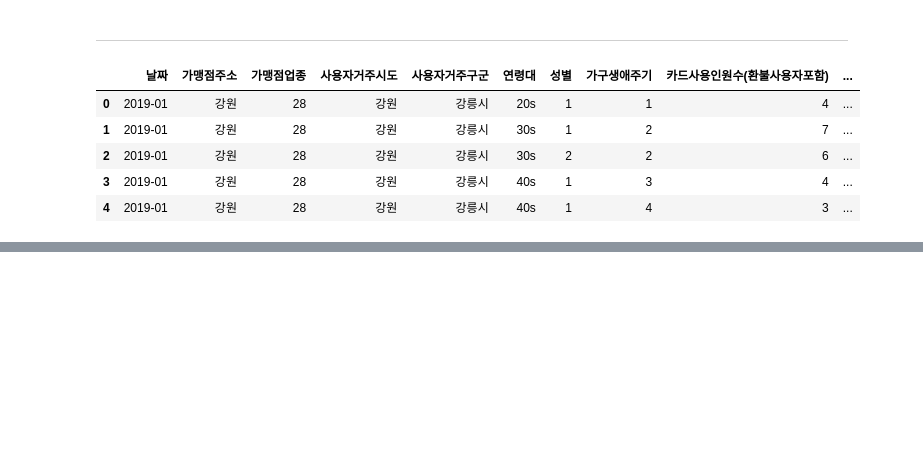
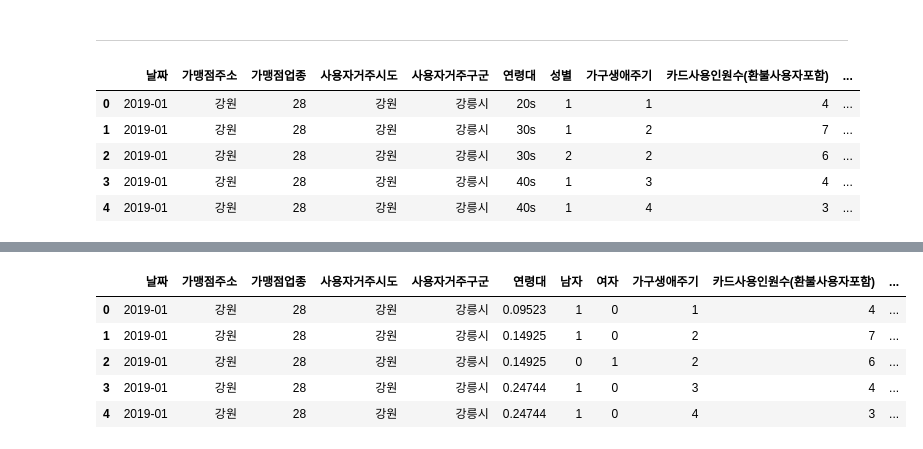
Before and after one commit to young-hun-jo/KaggleStruggle, a Jupyter notebook: jeju_credit/kangwon_EDA.ipynb, the cells around one changed output, grey strips where cells are left out. Cells and saved outputs as stored; diff of their text form; code cells hidden in the pictures; blank space fills up the shorter version.

Commit message:
연령대, 성별, 가구생애주기 사용금액에 맞게 가중치 인코딩 적용

```diff
--- a/jeju_credit/kangwon_EDA.ipynb
+++ b/jeju_credit/kangwon_EDA.ipynb
@@ -200,0 +436,9 @@ data.to_csv('./categorical_encoding.csv', encoding='utf-8')
+# %%
+# 연령대 범주형 변수를 위에서 정해준 가중치에 맞게 숫자값으로 encoding하기
+def age_encoding(row):
+    if row['연령대'] in age_money_ratio_dict:
+        row['연령대'] = age_money_ratio_dict[row['연령대']]
+    return row
+# %%
+encoding_df = data.apply(age_encoding, axis=1)
+encoding_df.head()
@@ -200,0 +452,4 @@ data.to_csv('./categorical_encoding.csv', encoding='utf-8')
+# %%
+# 성별에 대해서는 원-핫 인코딩 적용하기
+sex_dummies = pd.get_dummies(encoding_df['성별'], prefix='성별')
+sex_dummies.head()
@@ -200,0 +463,7 @@ data.to_csv('./categorical_encoding.csv', encoding='utf-8')
+# %%
+# 원핫인코딩으로 생겨난 파생변수 칼럼 이름 바꿔주기
+sex_dummies.columns = ['남자', '여자']
+# 원본 데이터와 합쳐주고 성별 칼럼 없애주기
+encoding_df2 = pd.concat([encoding_df, sex_dummies], axis=1)
+del encoding_df2['성별']
+encoding_df2.head()
@@ -200,0 +477,15 @@ data.to_csv('./categorical_encoding.csv', encoding='utf-8')
+# %%
+cols = encoding_df2.columns.tolist()
+cols.remove('남자')
+cols.insert(6, '남자')
+cols.remove('여자')
+cols.insert(7,'여자')
+encoding_df2 = encoding_df2[cols]
+encoding_df2.head()
+# %% [output]
+|  | 날짜 | 가맹점주소 | 가맹점업종 | 사용자거주시도 | 사용자거주구군 | 연령대 | 남자 | 여자 | 가구생애주기 | 카드사용인원수(환불사용자포함) | ... |
+| 0 | 2019-01 | 강원 | 28 | 강원 | 강릉시 | 0.09523 | 1 | 0 | 1 | 4 | ... |
+| 1 | 2019-01 | 강원 | 28 | 강원 | 강릉시 | 0.14925 | 1 | 0 | 2 | 7 | ... |
+| 2 | 2019-01 | 강원 | 28 | 강원 | 강릉시 | 0.14925 | 0 | 1 | 2 | 6 | ... |
+| 3 | 2019-01 | 강원 | 28 | 강원 | 강릉시 | 0.24744 | 1 | 0 | 3 | 4 | ... |
+| 4 | 2019-01 | 강원 | 28 | 강원 | 강릉시 | 0.24744 | 1 | 0 | 4 | 3 | ... |
```
Also changed, not shown: parts of 44 cells of this notebook.
